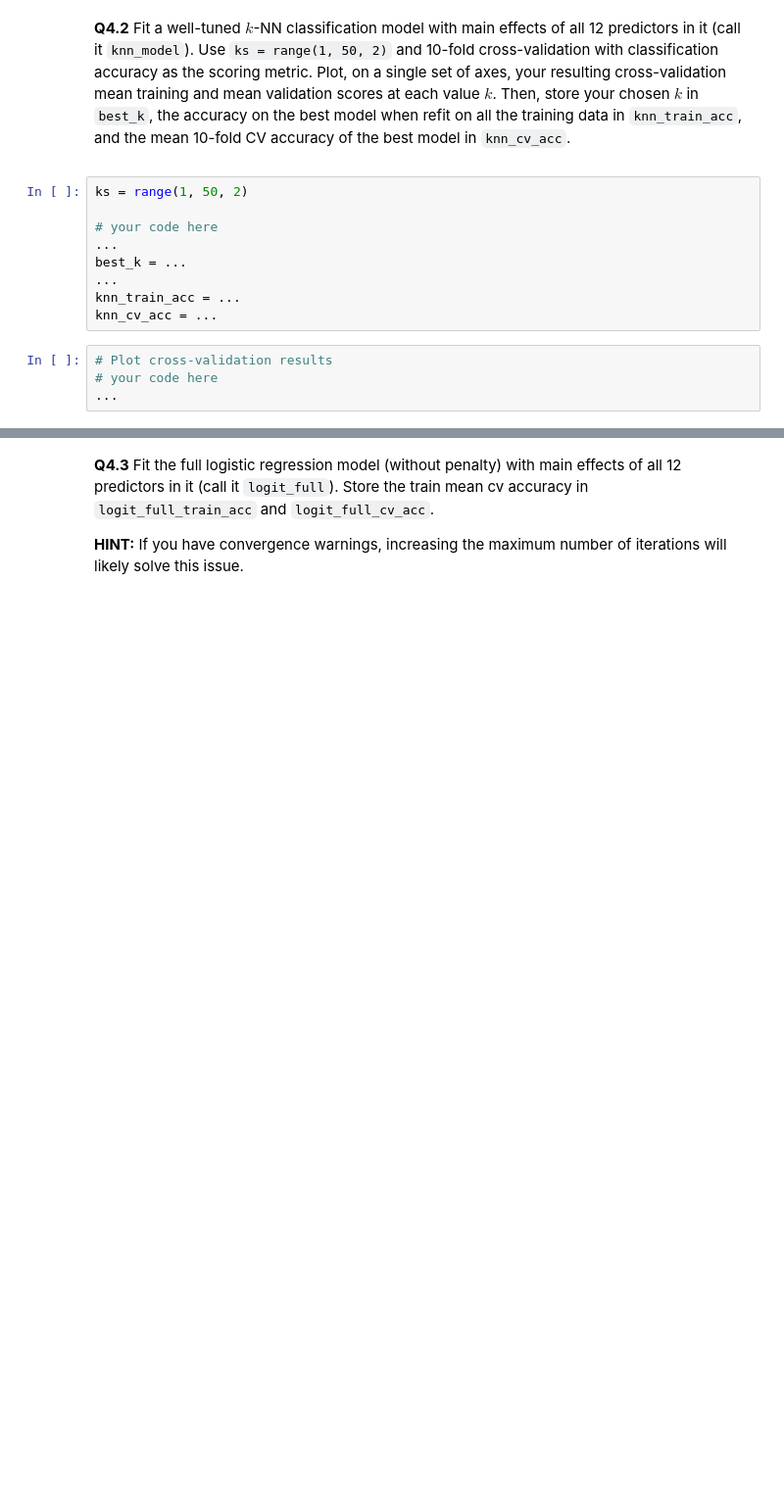
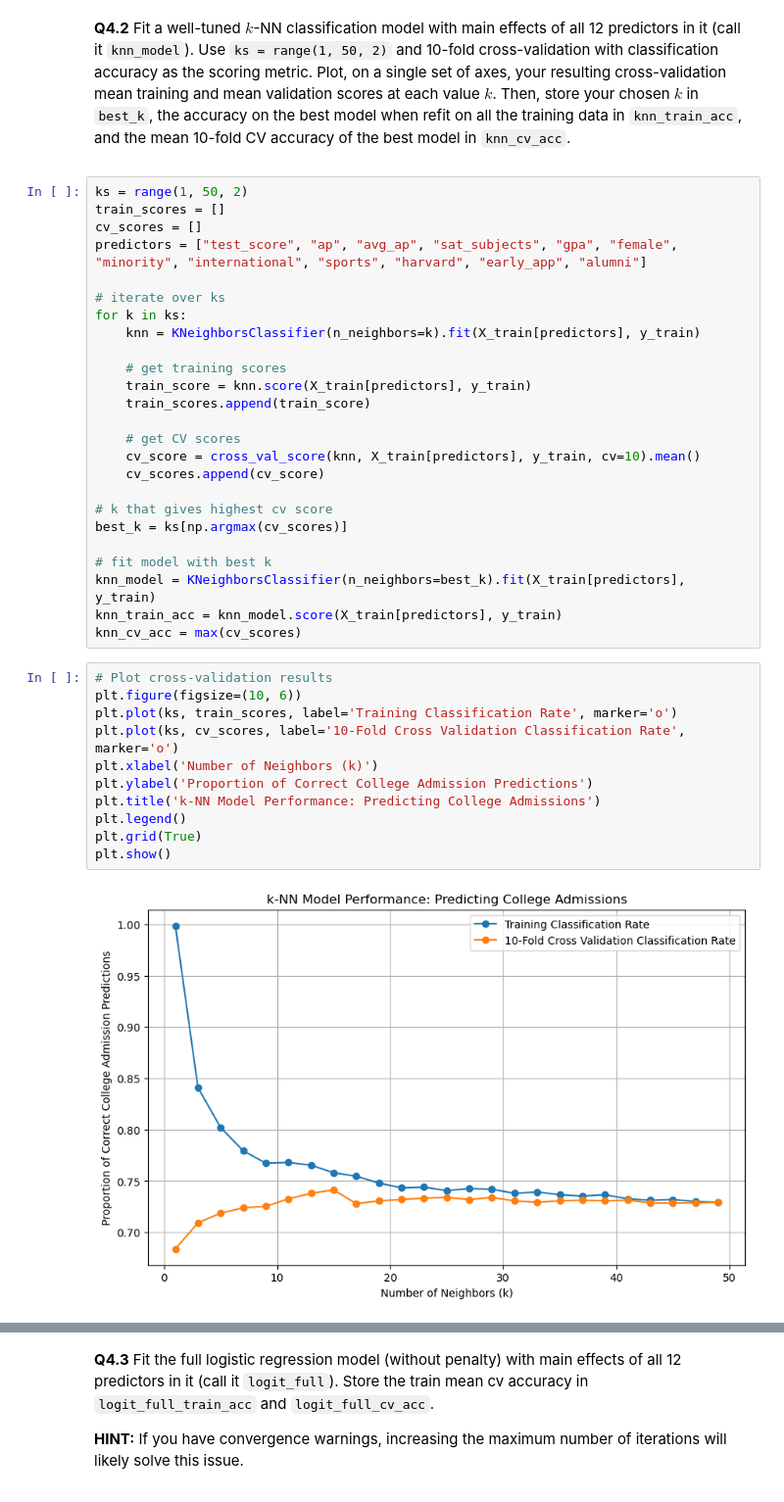
Before and after one commit to julienberman/CS-109a, a Jupyter notebook: psets/cs1090a_hw4/cs1090a_hw4.ipynb, the cells around one changed output, grey strips where cells are left out. Shown: that part at 98% size. Cells and saved outputs as stored; diff of their text form; blank space fills up the shorter version.

```diff
--- a/psets/cs1090a_hw4/cs1090a_hw4.ipynb
+++ b/psets/cs1090a_hw4/cs1090a_hw4.ipynb
@@ -1203,19 +1236,44 @@ grader.check("q4.1")
 **Q4.2** Fit a well-tuned $k$-NN classification model with main effects of all 12 predictors in it (call it `knn_model`).  Use `ks = range(1, 50, 2)` and 10-fold cross-validation with classification accuracy as the scoring metric. Plot, on a single set of axes, your resulting cross-validation mean training and mean validation scores at each value $k$. Then, store your chosen $k$ in `best_k`, the accuracy on the best model when refit on all the training data in `knn_train_acc`, and the mean 10-fold CV accuracy of the best model in `knn_cv_acc`.
 
 </div>
-# %%
-ks = range(1, 50, 2)
-
-# your code here
-...
-best_k = ...
-...
-knn_train_acc = ...
-knn_cv_acc = ...
-# %%
-# Plot cross-validation results
-# your code here
-...
+# %%
+ks = range(1, 50, 2)
+train_scores = []
+cv_scores = []
+predictors = ["test_score", "ap", "avg_ap", "sat_subjects", "gpa", "female", "minority", "international", "sports", "harvard", "early_app", "alumni"]
+
+# iterate over ks
+for k in ks:
+    knn = KNeighborsClassifier(n_neighbors=k).fit(X_train[predictors], y_train)
+
+    # get training scores
+    train_score = knn.score(X_train[predictors], y_train)
+    train_scores.append(train_score)
+
+    # get CV scores
+    cv_score = cross_val_score(knn, X_train[predictors], y_train, cv=10).mean()
+    cv_scores.append(cv_score)
+
+# k that gives highest cv score
+best_k = ks[np.argmax(cv_scores)]
+
+# fit model with best k
+knn_model = KNeighborsClassifier(n_neighbors=best_k).fit(X_train[predictors], y_train)
+knn_train_acc = knn_model.score(X_train[predictors], y_train)
+knn_cv_acc = max(cv_scores)
+# %%
+# Plot cross-validation results
+plt.figure(figsize=(10, 6))
+plt.plot(ks, train_scores, label='Training Classification Rate', marker='o')
+plt.plot(ks, cv_scores, label='10-Fold Cross Validation Classification Rate', marker='o')
+plt.xlabel('Number of Neighbors (k)')
+plt.ylabel('Proportion of Correct College Admission Predictions')
+plt.title('k-NN Model Performance: Predicting College Admissions')
+plt.legend()
+plt.grid(True)
+plt.show()
+# %% [output]
+[figure, added]
 # %%
 print(
     "The classification accuracies for 'knn_model' where k={} "
```
Also changed, not shown: parts of 52 cells of this notebook, 1 other file.
